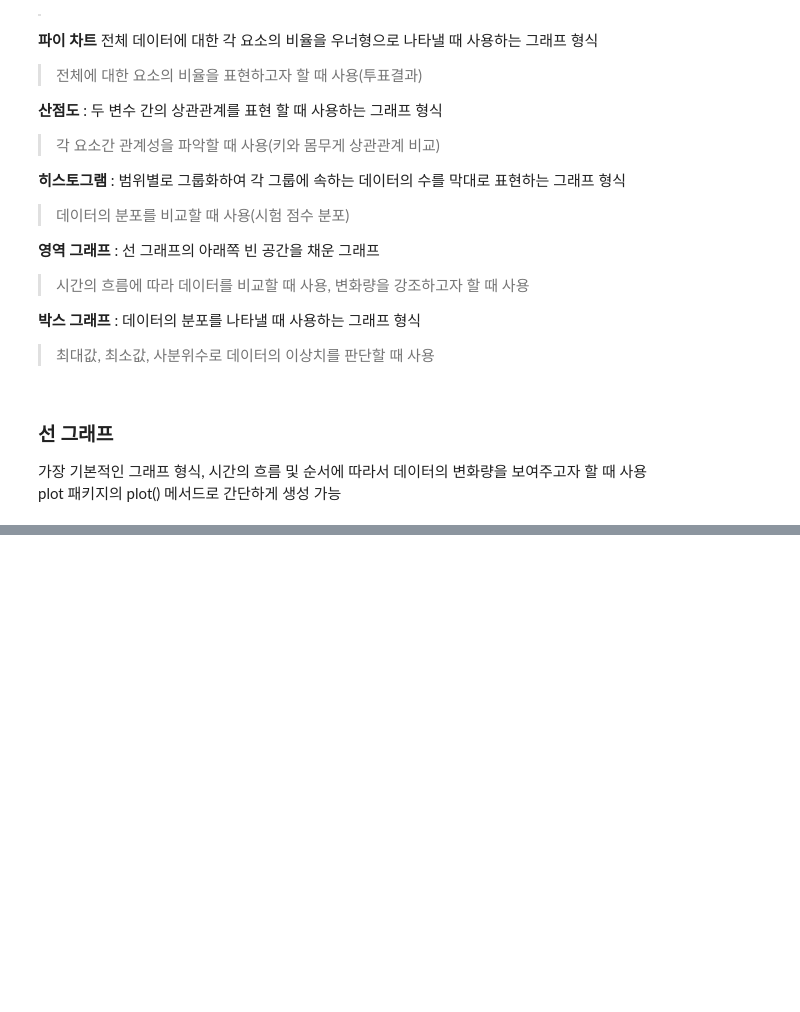
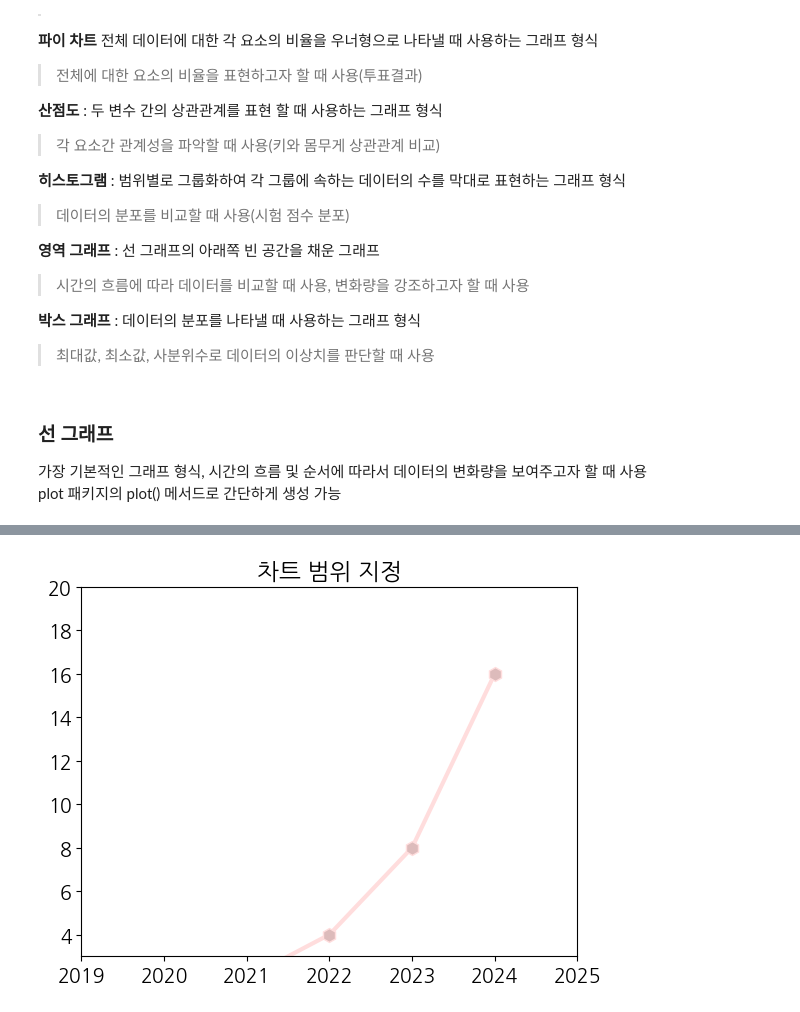
Before and after one commit to AppleNote8763/python-20240709, a Jupyter notebook: visualize-data.ipynb, the cells around one changed output, grey strips where cells are left out. Saved outputs shown, nothing was run; the diff lists cells and outputs as text; code cells hidden in the pictures; blank space fills up the shorter version.

```diff
--- a/visualize-data.ipynb
+++ b/visualize-data.ipynb
@@ -66,0 +104,11 @@ plt.show()
+# %%
+# 차트 범위 지정
+# xlim(), ylim() 메서드로 x축과 y축의 상한 하한을 지정할 수 있음
+plt.title('차트 범위 지정')
+plt.plot([2020, 2021, 2022, 2023, 2024],[1, 2, 4, 8, 16],
+        c = '#ffdddd', lw = 3, ls = '-', marker = 'h',ms = 10, mfc = '#ddbbbb')
+plt.xlim(2019, 2025)
+plt.ylim(3, 20)
+plt.show()
+# %% [output]
+[figure, added]
```
Also changed, not shown: parts of 10 cells of this notebook.
